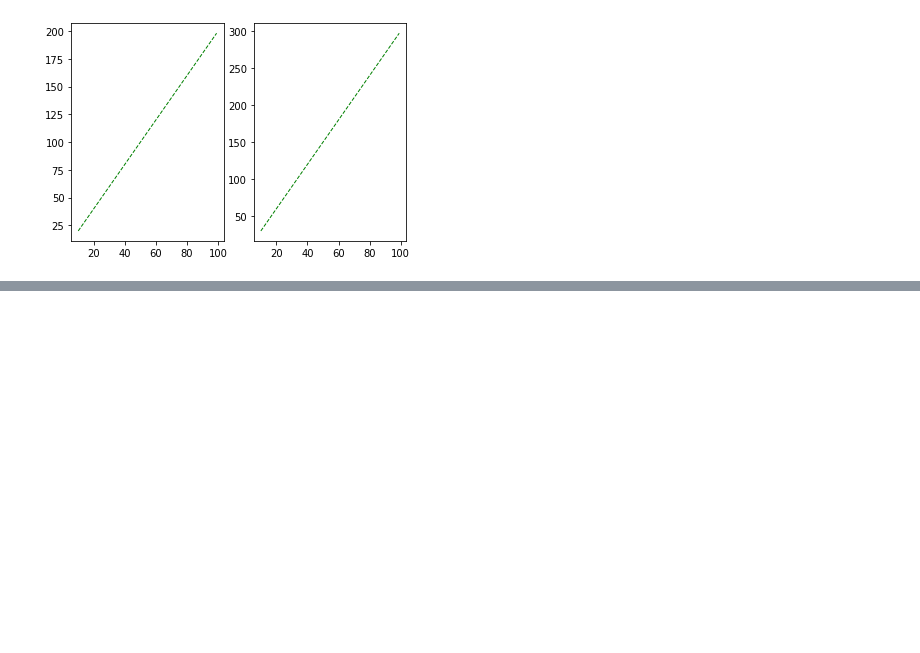
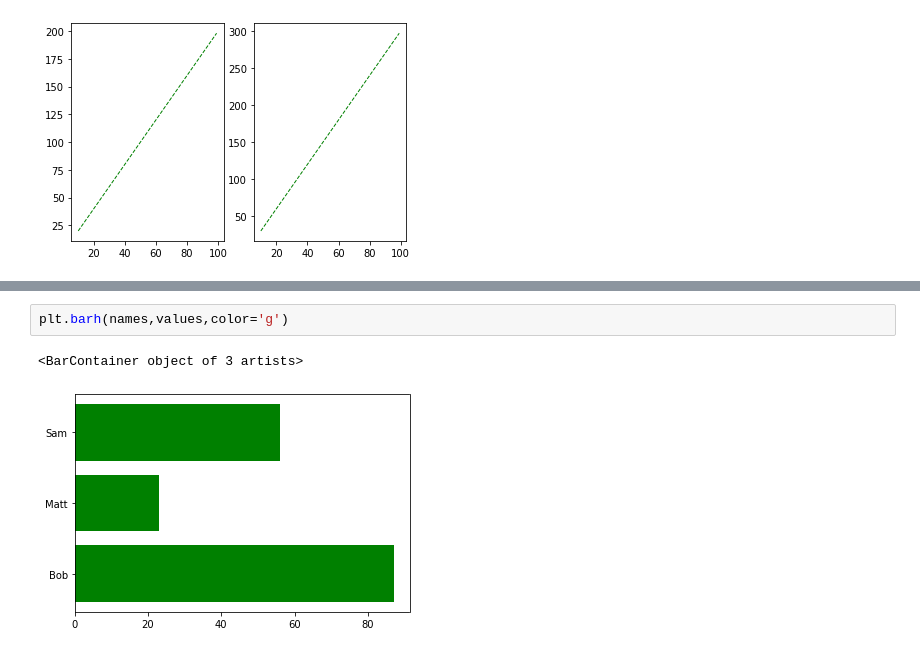
Before and after one commit to riyaty4/Machine-Learning, a Jupyter notebook: ML - Matplotlib.ipynb, the cells around one changed output, grey strips where cells are left out. Drawn from its saved outputs; the diff is of its cells as text; blank space fills up the shorter version.

```diff
--- a/ML - Matplotlib.ipynb
+++ b/ML - Matplotlib.ipynb
@@ -73,0 +73,5 @@ plt.grid()
+# %%
+plt.barh(names,values,color='g')
+# %% [output]
+<BarContainer object of 3 artists>
+[figure, added]
```
Also changed, not shown: parts of 2 cells of this notebook.
